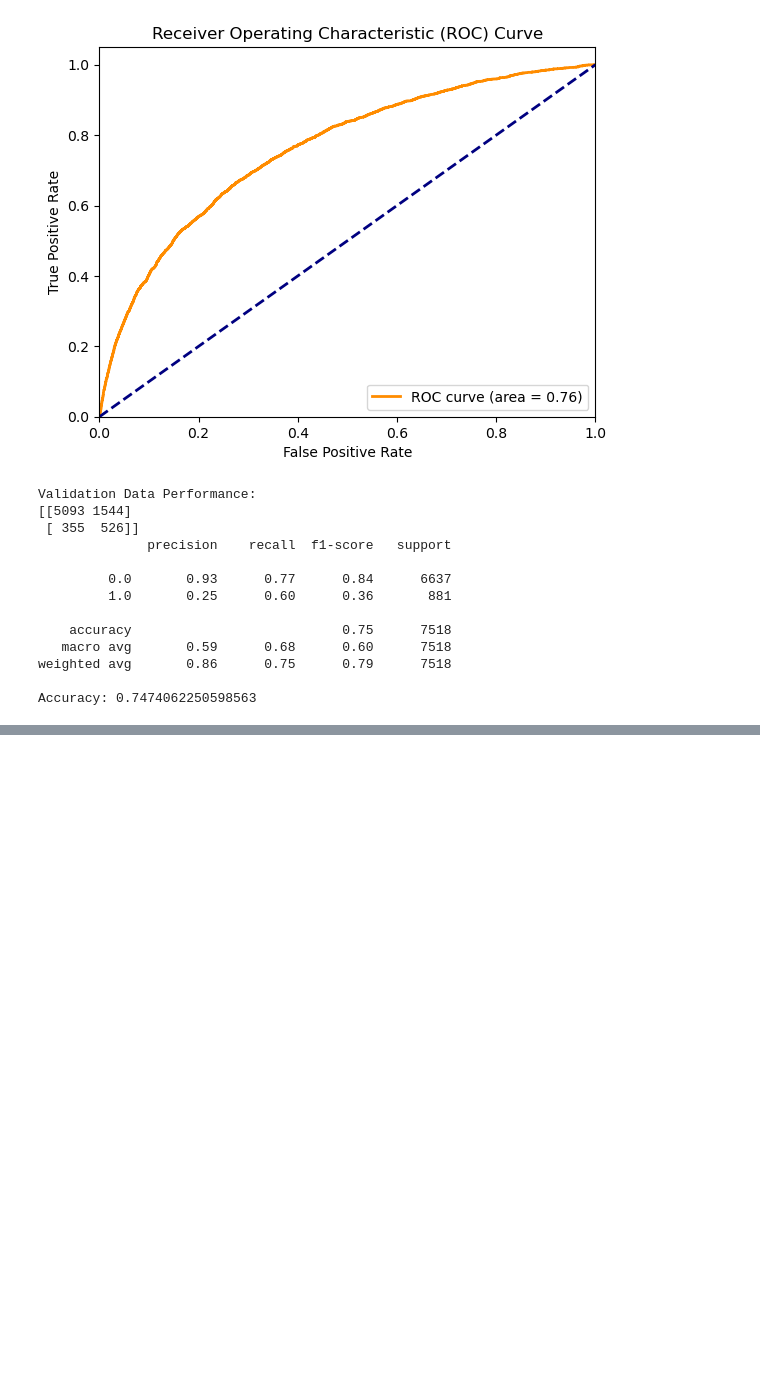
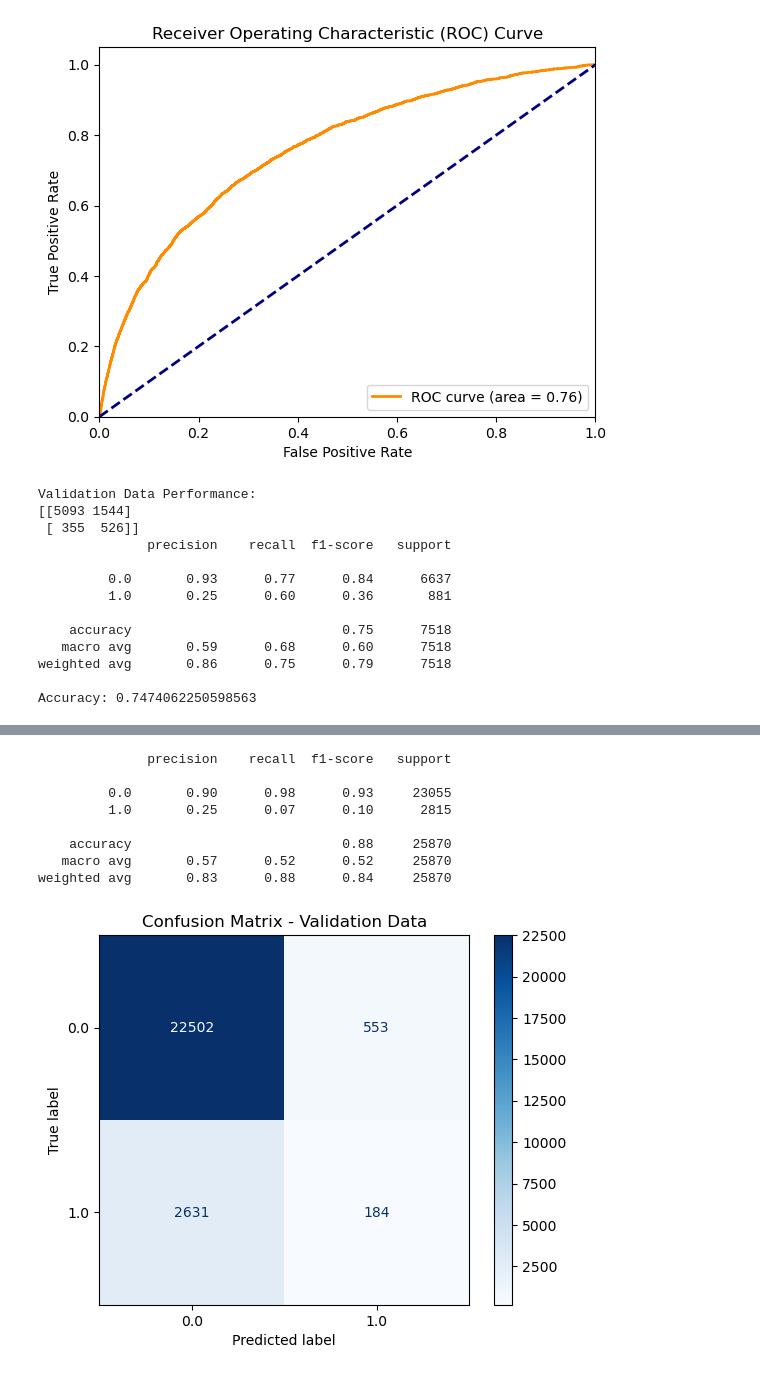
Before and after one commit to jfisher43/ana500, a Jupyter notebook: FisherJ_ANA500_DataPrepCode.ipynb, the cells around one changed output, grey strips where cells are left out. Drawn from its saved outputs; the diff is of its cells as text; code cells hidden in the pictures; blank space fills up the shorter version.

```diff
--- a/FisherJ_ANA500_DataPrepCode.ipynb
+++ b/FisherJ_ANA500_DataPrepCode.ipynb
@@ -1872,0 +1859,44 @@ KeyError: '[None] not in index'
+# %%
+## COHORT 1 (n = 64,675) : Random Forest Model
+
+from sklearn.ensemble import RandomForestClassifier
+from sklearn.metrics import classification_report
+
+#defined the outcome variable and predictors
+outcome = 'CIMEMLOS'
+predictors_subset = ['_AGEG5YR', '_RACE1', '_SEX', '_PHYS14D', '_MENT14D',
+       'EXERANY2', 'SLEPTIM1', 'ADDEPEV3', 'MARITAL', 'EDUCA','VETERAN3',
+       'INCOME3', 'CVDSTRK3', 'CVDINFR4', 'CVDCRHD4', 'SDHISOLT']
+
+#partition data
+X = pd.get_dummies(df_cohort1[predictors_subset], drop_first=True)
+y = df_cohort1[outcome]
+
+train_X, valid_X, train_y, valid_y = train_test_split(X, y, test_size=0.4, random_state=42)
+
+#initialize & train random forest classifier
+c1_rfm = RandomForestClassifier(n_estimators=100, class_weight='balanced')
+c1_rfm.fit(train_X, train_y)
+
+#use model to predict values
+c1_rfm_y_pred = c1_rfm.predict(valid_X)
+
+#print classification report
+print(classification_report(valid_y, c1_rfm_y_pred))
+
+#create confusion matrix for validation data
+conf_matrix = confusion_matrix(valid_y, c1_rfm_y_pred)
+disp = ConfusionMatrixDisplay(confusion_matrix=conf_matrix, display_labels=cohort2_svm.classes_)
+disp.plot(cmap=plt.cm.Blues)
+plt.title('Confusion Matrix - Validation Data')
+plt.show()
+# %% [output]
+              precision    recall  f1-score   support
+
+         0.0       0.90      0.98      0.93     23055
+         1.0       0.25      0.07      0.10      2815
+
+    accuracy                           0.88     25870
+   macro avg       0.57      0.52      0.52     25870
+weighted avg       0.83      0.88      0.84     25870
+[figure, added]
```
Also changed, not shown: parts of 24 cells of this notebook, 3 other files.
